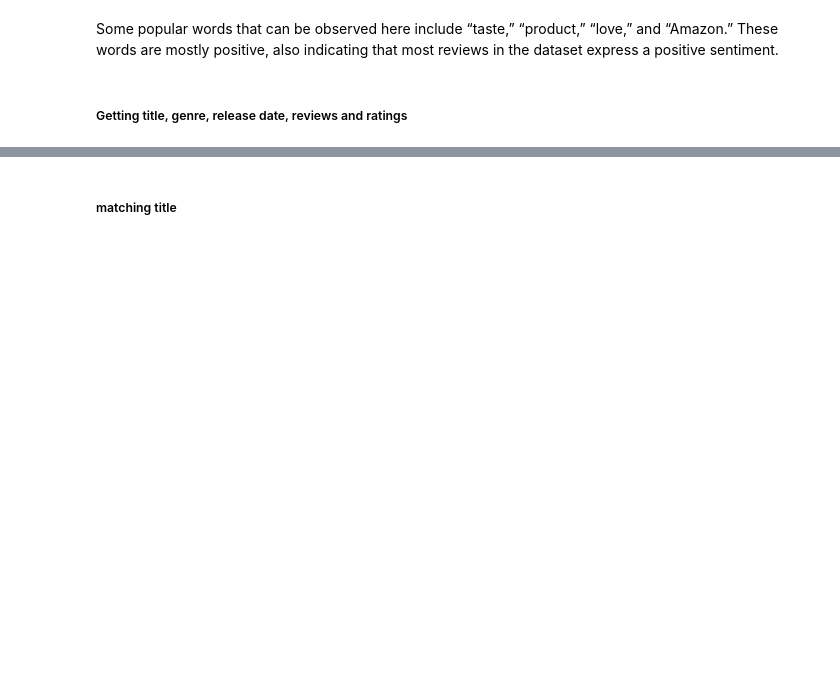
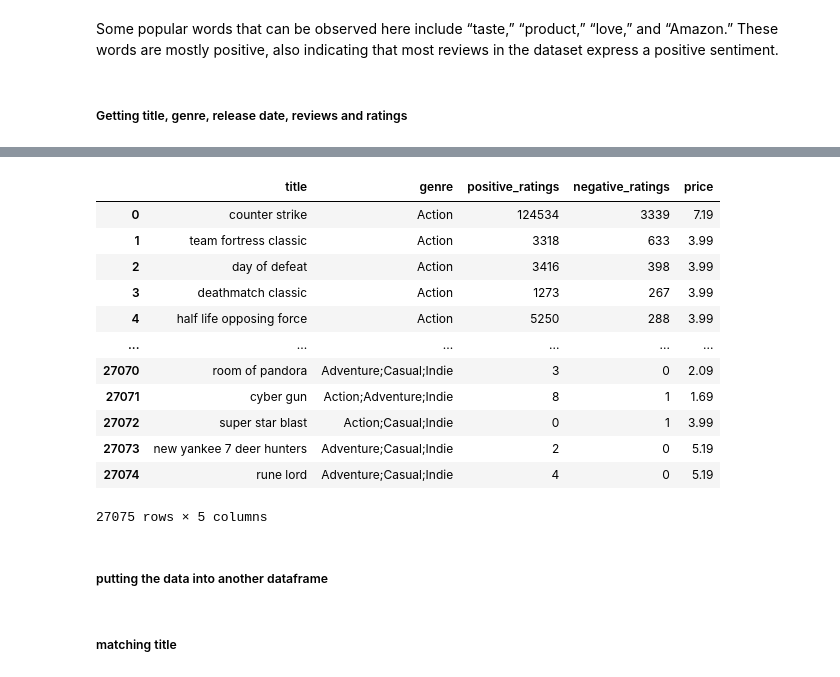
Before and after one commit to pyaepyaelily/videoGame, a Jupyter notebook: videoGame.ipynb, the cells around one changed output, grey strips where cells are left out. Saved outputs shown, nothing was run; the diff lists cells and outputs as text; code cells hidden in the pictures; blank space fills up the shorter version.

```diff
--- a/videoGame.ipynb
+++ b/videoGame.ipynb
@@ -48,7 +50,9 @@ steamCombinedReviews = pd.concat(steamReviewsDF)
 # %%
 #rename for easier identification
 steamGames = steamGames.rename(columns={"name": "title"})
+steamData = steamData.rename(columns={"name": "title", "genres":"genre"})
 
 #drop columns
 steamCombinedReviews = steamCombinedReviews[["title", "review", "voted_up"]]
-steamCombinedReviews
+steamGames = steamGames[["title", "genre","release_date"]]
+steamData = steamData[['title', 'genre', 'positive_ratings', 'negative_ratings']]
@@ -120,7 +86,7 @@ custom_pipeline = [preprocessing.fillna
 steamCombinedReviews['title'] = hero.clean(steamCombinedReviews['title'], pipeline = custom_pipeline)
 #steamCombinedReviews['clean_review'] = hero.clean(steamCombinedReviews['review'], pipeline = custom_pipeline)
 steamGames['title'] = hero.clean(steamGames['title'], pipeline = custom_pipeline)
-steamData['title'] = hero.clean(steamData['name'], pipeline = custom_pipeline)
+steamData['title'] = hero.clean(steamData['title'], pipeline = custom_pipeline)
 # %%
 from texthero import stopwords
 default_stopwords = stopwords.DEFAULT
@@ -182 +136,19 @@ Some popular words that can be observed here include “taste,” “product,”
+# %%
+steamData
+# %% [output]
+|  | title | genre | positive_ratings | negative_ratings | price |
+| 0 | counter strike | Action | 124534 | 3339 | 7.19 |
+| 1 | team fortress classic | Action | 3318 | 633 | 3.99 |
+| 2 | day of defeat | Action | 3416 | 398 | 3.99 |
+| 3 | deathmatch classic | Action | 1273 | 267 | 3.99 |
+| 4 | half life opposing force | Action | 5250 | 288 | 3.99 |
+| ... | ... | ... | ... | ... | ... |
+| 27070 | room of pandora | Adventure;Casual;Indie | 3 | 0 | 2.09 |
+| 27071 | cyber gun | Action;Adventure;Indie | 8 | 1 | 1.69 |
+| 27072 | super star blast | Action;Casual;Indie | 0 | 1 | 3.99 |
+| 27073 | new yankee 7 deer hunters | Adventure;Casual;Indie | 2 | 0 | 5.19 |
+| 27074 | rune lord | Adventure;Casual;Indie | 4 | 0 | 5.19 |
+27075 rows × 5 columns
+# %% [markdown]
+##### putting the data into another dataframe
 # %%
```
Also changed, not shown: parts of 25 cells of this notebook.
